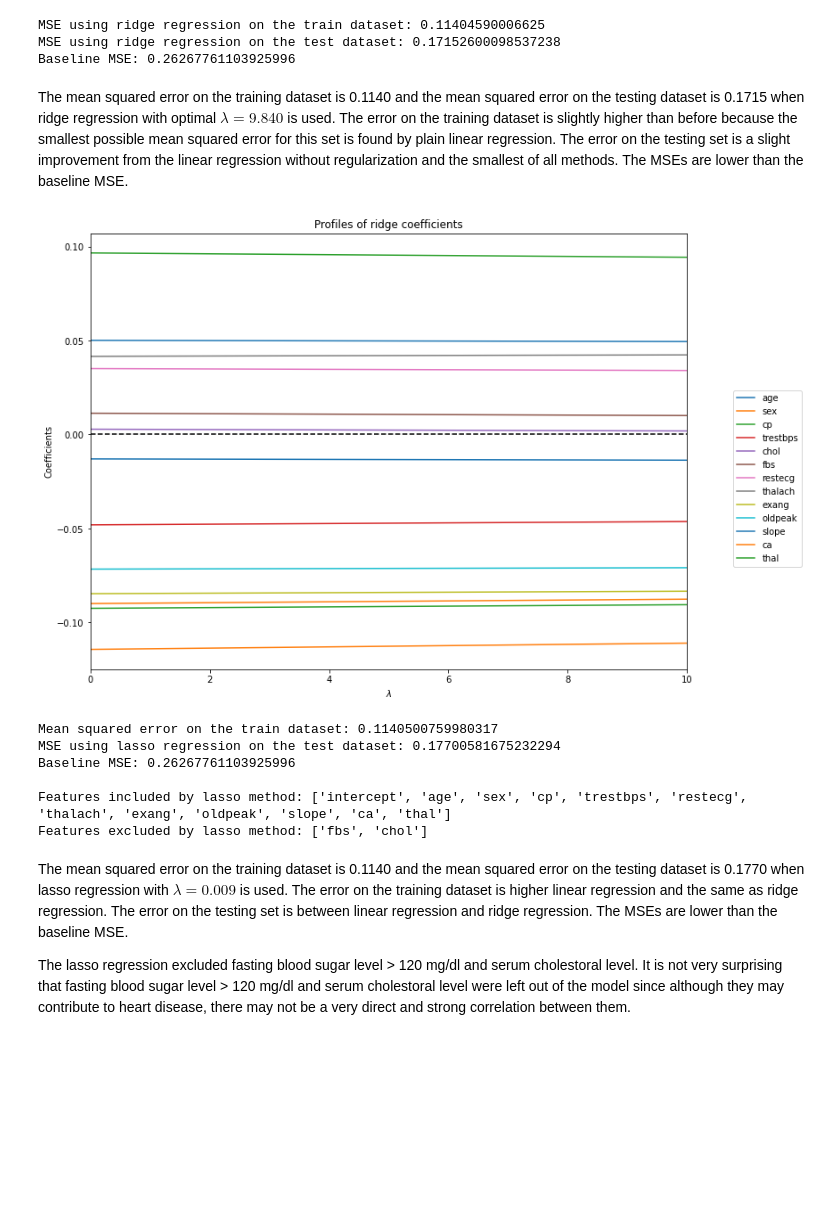
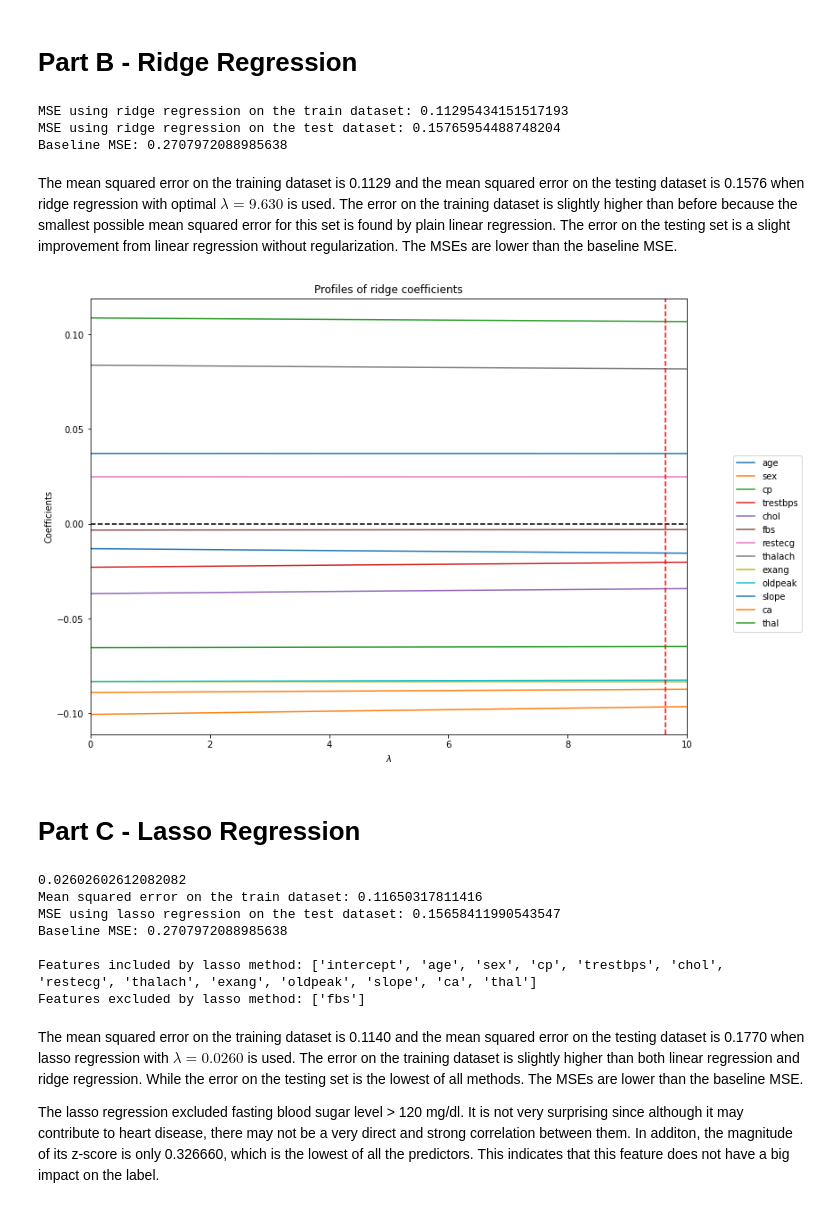
Before and after one commit to jplulu/Frequentist-ML, a Jupyter notebook: linear_regression.ipynb, the cells around one changed output. Saved outputs shown, nothing was run; the diff lists cells and outputs as text; code cells hidden in the pictures; blank space fills up the shorter version.

```diff
--- a/linear_regression.ipynb
+++ b/linear_regression.ipynb
@@ -45,0 +16,19 @@ x_test.intercept = np.ones(len(x_test))
+# %%
+# ----------------- Preprocess data
+
+# Shuffle data
+np.random.seed(45)
+df_shuffle = df.sample(frac=1)
+df_x = df_shuffle.drop(['lpsa'], axis=1)
+df_y = df_shuffle['lpsa']
+
+# Standardizing predictors to zero mean unit variance
+df_x = (df_x - df_x.mean()) / df_x.std()
+
+# Added ones column for intercept
+ones_col = np.ones(len(df_x))
+df_x.insert(0, "intercept", ones_col)
+
+# Separate training, validation, and testing data
+x_train, x_val, x_test = np.split(df_x, [int(0.8*len(df_x)), int(0.9*len(df_x))])
+y_train, y_val, y_test = np.split(df_y, [int(0.8*len(df_y)), int(0.9*len(df_y))])
@@ -126,11 +126,13 @@ def compute_beta_ridge(lam_vec, x_train, y_train, x_val, y_val):
   return beta_ridge, ridge_graph_vec, best_lam
 
 # Initialize lambda array
-lam_vec = np.linspace(0,5,num=1000)
+lam_vec = np.linspace(0,10,num=1000)
 
 # Compute optimal coefficients
 beta_ridge, ridge_graph_vec, best_lam = compute_beta_ridge(lam_vec, x_train, y_train, x_val, y_val)
 
+print("Baseline MSE: {}".format(mse_baseline))
+
 # Calculate MSE with the test data
 mse_ridge = np.mean((y_test - np.dot(x_test, beta_ridge))**2)
 print("MSE using ridge regression on the test dataset: {}".format(mse_ridge))
@@ -258,0 +263,19 @@ x_test.intercept = np.ones(len(x_test))
+# %%
+# ----------------- Preprocess data
+
+# Shuffle data
+np.random.seed(31431)
+df_shuffle = df.sample(frac=1)
+df_x = df_shuffle.drop(['target'], axis=1)
+df_y = df_shuffle['target']
+
+# Standardizing predictors to zero mean unit variance
+df_x = (df_x - df_x.mean()) / df_x.std()
+
+# Added ones column for intercept
+ones_col = np.ones(len(df_x))
+df_x.insert(0, "intercept", ones_col)
+
+# Separate training, validation, and testing data
+x_train, x_val, x_test = np.split(df_x, [int(0.8*len(df_x)), int(0.9*len(df_x))])
+y_train, y_val, y_test = np.split(df_y, [int(0.8*len(df_y)), int(0.9*len(df_y))])
@@ -326,8 +351,10 @@ display(model_fit_table)
+# %% [markdown]
+# Part B - Ridge Regression
 # %%
 # -----------------Ridge Regression
 
 # Initialize lambda array
-lam_vec = np.linspace(0,10,num=1000)
+lam_vec = np.linspace(0,20,num=1000)
 
 # Compute optimal coefficients
 beta_ridge, ridge_graph_vec, best_lam = compute_beta_ridge(lam_vec, x_train, y_train, x_val, y_val)
@@ -342,26 +369,29 @@ print("MSE using ridge regression on the test dataset: {}".format(mse_ridge))
 
 print("Baseline MSE: {}".format(mse_baseline))
 # %% [output]
-MSE using ridge regression on the train dataset: 0.11404590006625
-MSE using ridge regression on the test dataset: 0.17152600098537238
-Baseline MSE: 0.26267761103925996
+MSE using ridge regression on the train dataset: 0.11295434151517193
+MSE using ridge regression on the test dataset: 0.15765954488748204
+Baseline MSE: 0.2707972088985638
 # %% [markdown]
-The mean squared error on the training dataset is 0.1140 and the mean squared error on the testing dataset is 0.1715 when ridge regression with optimal $\lambda = 9.840$ is used. The error on the training dataset is slightly higher than before because the smallest possible mean squared error for this set is found by plain linear regression. The error on the testing set is a slight improvement from the linear regression without regularization and the smallest of all methods. The MSEs are lower than the baseline MSE.
+The mean squared error on the training dataset is 0.1129 and the mean squared error on the testing dataset is 0.1576 when ridge regression with optimal $\lambda = 9.630$ is used. The error on the training dataset is slightly higher than before because the smallest possible mean squared error for this set is found by plain linear regression. The error on the testing set is a slight improvement from linear regression without regularization. The MSEs are lower than the baseline MSE.
 # %%
 # -----------------Recreate Figure 3.8
 
 fig = plt.figure(figsize=(12,9))
 for index in range(1, x_train.shape[1]):
   plt.plot(lam_vec, ridge_graph_vec[:,index])
 plt.plot((0,10), (0,0), 'k--')
+plt.axvline(best_lam, 0, 3, linestyle="--", color='red')
 plt.legend(x_train.columns[1:], loc='upper right', bbox_to_anchor=(1.2, 0.65))
 plt.title('Profiles of ridge coefficients')
 plt.ylabel('Coefficients')
 plt.xlabel('$\lambda$')
 plt.xlim([0,10])
 plt.show()
 # %% [output]
-[figure, old version]
+[figure, new version]
+# %% [markdown]
+# Part C - Lasso Regression
 # %%
 # -----------------Lasso Regression
 
@@ -370,7 +400,7 @@ lam_vec = np.linspace(1e-10,0.5,num=1000)
 
 # Compute optimal coefficients
 beta_lasso, lasso_graph_vec, best_lam = compute_beta_lasso(lam_vec, x_train, y_train, x_val, y_val)
-
+print(best_lam)
 # Compute MSE on the training dataset
 mse_lasso = np.mean((y_train - np.dot(x_train, beta_lasso))**2)
 print("Mean squared error on the train dataset: {}".format(mse_lasso))
@@ -387,16 +417,17 @@ lasso_excluded_features = list(set(x_train.columns.values)-set(lasso_features))
 print("Features included by lasso method:", lasso_features)
 print("Features excluded by lasso method:", lasso_excluded_features)
 # %% [output]
-Mean squared error on the train dataset: 0.1140500759980317
-MSE using lasso regression on the test dataset: 0.17700581675232294
-Baseline MSE: 0.26267761103925996
+0.02602602612082082
+Mean squared error on the train dataset: 0.11650317811416
+MSE using lasso regression on the test dataset: 0.15658411990543547
+Baseline MSE: 0.2707972088985638
 
-Features included by lasso method: ['intercept', 'age', 'sex', 'cp', 'trestbps', 'restecg', 'thalach', 'exang', 'oldpeak', 'slope', 'ca', 'thal']
-Features excluded by lasso method: ['fbs', 'chol']
+Features included by lasso method: ['intercept', 'age', 'sex', 'cp', 'trestbps', 'chol', 'restecg', 'thalach', 'exang', 'oldpeak', 'slope', 'ca', 'thal']
+Features excluded by lasso method: ['fbs']
 # %% [markdown]
-The mean squared error on the training dataset is 0.1140 and the mean squared error on the testing dataset is 0.1770 when lasso regression with $\lambda = 0.009$ is used. The error on the training dataset is higher linear regression and the same as ridge regression. The error on the testing set is between linear regression and ridge regression. The MSEs are lower than the baseline MSE.
+The mean squared error on the training dataset is 0.1140 and the mean squared error on the testing dataset is 0.1770 when lasso regression with $\lambda = 0.0260$ is used. The error on the training dataset is slightly higher than both linear regression and ridge regression. While the error on the testing set is the lowest of all methods. The MSEs are lower than the baseline MSE.
 
-The lasso regression excluded fasting blood sugar level > 120 mg/dl and serum cholestoral level. It is not very surprising that fasting blood sugar level > 120 mg/dl and serum cholestoral level were left out of the model since although they may contribute to heart disease, there may not be a very direct and strong correlation between them.
+The lasso regression excluded fasting blood sugar level > 120 mg/dl. It is not very surprising since although it may contribute to heart disease, there may not be a very direct and strong correlation between them. In additon, the magnitude of its z-score is only 0.326660, which is the lowest of all the predictors. This indicates that this feature does not have a big impact on the label.
 # %%
 # -----------------Recreate Figure 3.10
 
```
Also changed, not shown: parts of 28 cells of this notebook.
